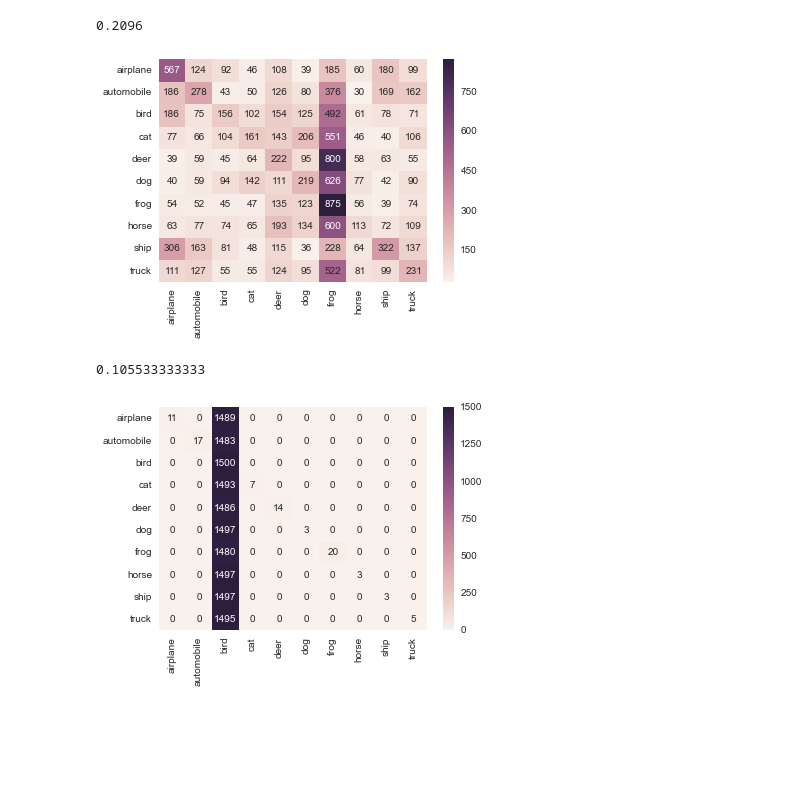
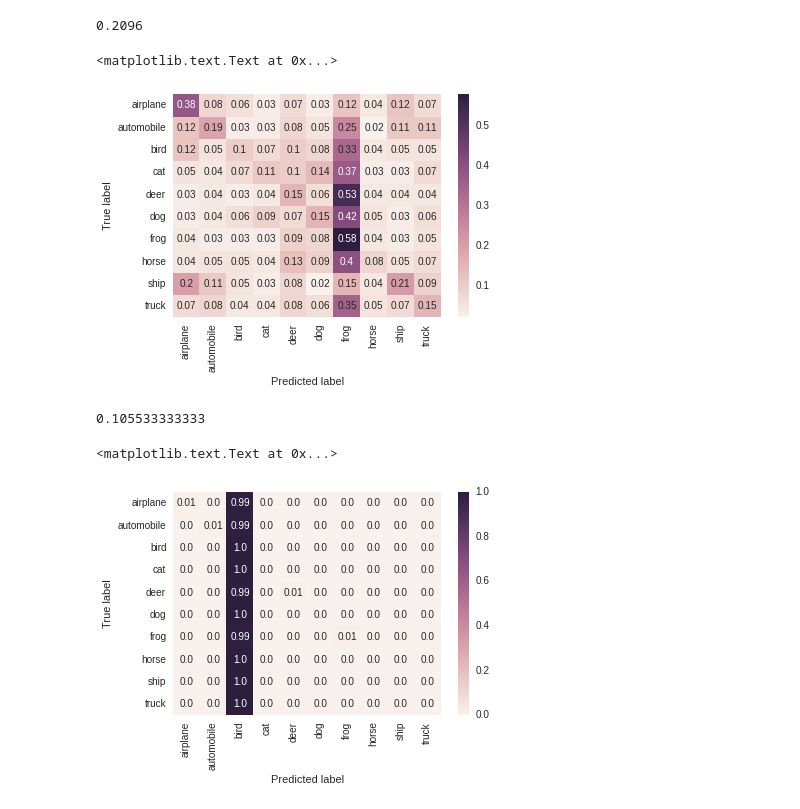
Before and after one commit to npatta01/metis_mcnulty, a Jupyter notebook: real_model.ipynb, the cells around one changed output. Drawn from its saved outputs; the diff is of its cells as text; code cells hidden in the pictures; blank space fills up the shorter version.

```diff
--- a/real_model.ipynb
+++ b/real_model.ipynb
@@ -49,5 +46,5 @@ from sklearn.cross_validation import train_test_split
 %load_ext autoreload
 %autoreload 2
 # %%
-train_folder= 'data/train'
-train_label='data/trainLabels.csv'
+train_folder= '../train'
+train_label='../trainLabels.csv'
@@ -204,22 +280,29 @@ print(accuracy_score(y_test, y_predicted))
 # %%
 model=BernoulliNB().fit(X_train_simp, y_train)
 y_predicted=model.predict(X_test_simp)
 label_names = model.classes_
 cm = confusion_matrix(y_test, y_predicted)
+cm = np.round(cm.astype('float') / cm.sum(axis=1)[:, np.newaxis], 2)
+
 sns.heatmap(cm, annot=True,  fmt='', xticklabels=label_names, yticklabels=label_names);
 print(accuracy_score(y_test, y_predicted))
-#print(roc_auc_score(y_test, y_predicted))
+plt.ylabel('True label')
+plt.xlabel('Predicted label')
 # %% [output]
 0.2096
+<matplotlib.text.Text at 0x...>
-[figure, old version]
+[figure, new version]
 # %%
 model=SVC().fit(X_train_simp, y_train)
 y_predicted=model.predict(X_test_simp)
 label_names = model.classes_
 cm = confusion_matrix(y_test, y_predicted)
+cm = np.round(cm.astype('float') / cm.sum(axis=1)[:, np.newaxis], 2)
 sns.heatmap(cm, annot=True,  fmt='', xticklabels=label_names, yticklabels=label_names);
 print(accuracy_score(y_test, y_predicted))
-#print(roc_auc_score(y_test, y_predicted))
+plt.ylabel('True label')
+plt.xlabel('Predicted label')
 # %% [output]
 0.105533333333
+<matplotlib.text.Text at 0x...>
-[figure, old version]
+[figure, new version]
```
Also changed, not shown: parts of 21 cells of this notebook, 1 other file.
